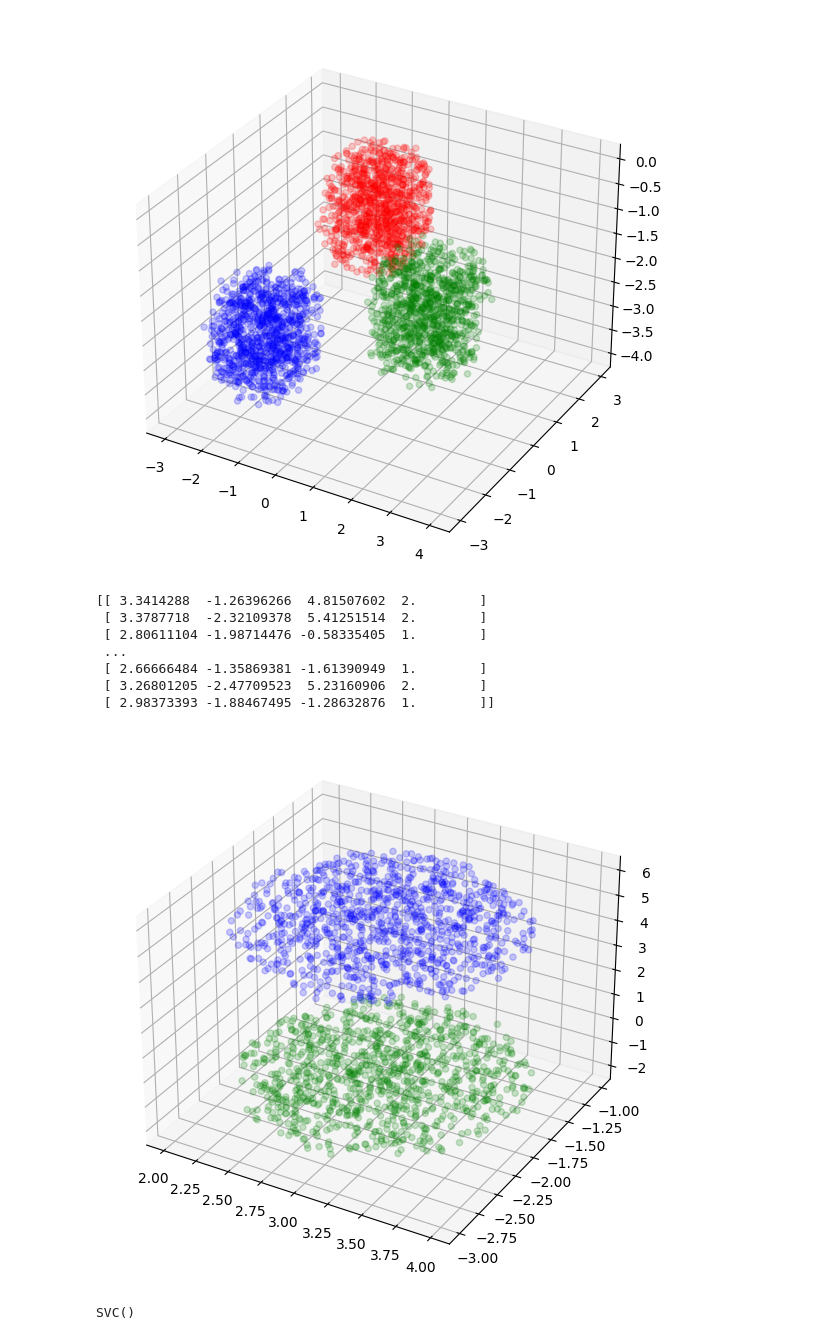
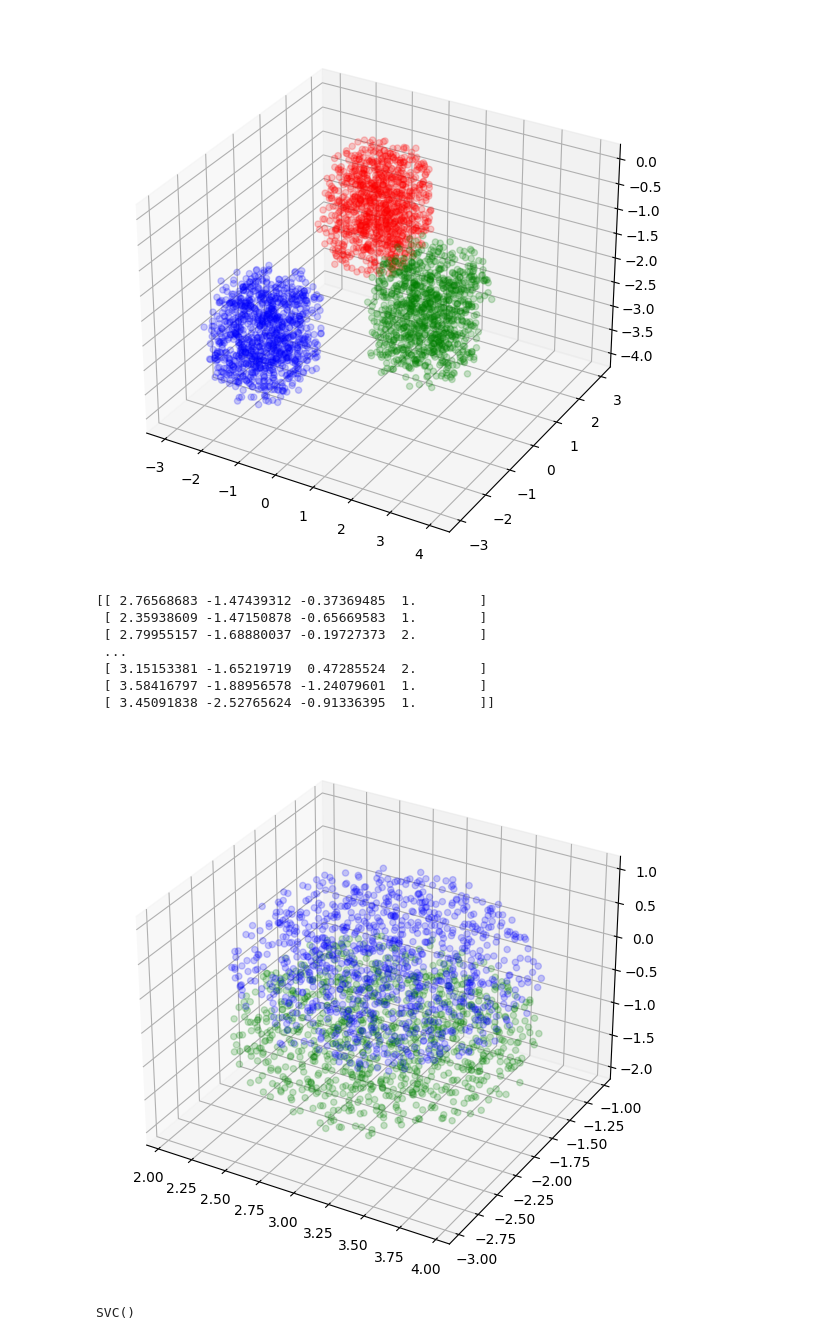
Before and after one commit to MACtion-Potential/SN_2023, a Jupyter notebook: ML Practice/jacob_practice.ipynb, the cells around one changed output. Drawn from its saved outputs; the diff is of its cells as text; code cells hidden in the pictures.

```diff
--- a/ML Practice/jacob_practice.ipynb
+++ b/ML Practice/jacob_practice.ipynb
@@ -133,41 +133,41 @@ while counter < 1000:
         data1[counter,2] = z2
         data1[counter,3] = 1
         counter+=1
 
 x1 = 3
 y1 = -2
-z1 = 5
+z1 = 0
 counter = 0
 while counter < 1000:
     x2 = np.random.uniform(low=-1,high=1) + x1
     y2= np.random.uniform(low=-1,high=1) + y1
     z2 = np.random.uniform(low=-1,high=1) + z1
     if ((x1-x2)**2 + (y1-y2)**2+(z1-z2)**2)<1:
         data2[counter,0] = x2
         data2[counter,1] = y2
         data2[counter,2] = z2
         data2[counter,3] = 2
         counter+=1
 
 
 practice3 = np.concatenate((data1,data2))
 np.random.shuffle(practice3)
 print(practice3)
 
 fig = plt.figure(figsize = (10, 7))
 ax = plt.axes(projection ="3d")
 ax.scatter3D(data1[:,0], data1[:,1], data1[:,2], color = "green",alpha=0.2)
 ax.scatter3D(data2[:,0], data2[:,1], data2[:,2], color = "blue",alpha=0.2)
 plt.show()
 # %% [output]
-[[ 3.3414288  -1.26396266  4.81507602  2.        ]
- [ 3.3787718  -2.32109378  5.41251514  2.        ]
- [ 2.80611104 -1.98714476 -0.58335405  1.        ]
+[[ 2.76568683 -1.47439312 -0.37369485  1.        ]
+ [ 2.35938609 -1.47150878 -0.65669583  1.        ]
+ [ 2.79955157 -1.68880037 -0.19727373  2.        ]
  ...
- [ 2.66666484 -1.35869381 -1.61390949  1.        ]
- [ 3.26801205 -2.47709523  5.23160906  2.        ]
- [ 2.98373393 -1.88467495 -1.28632876  1.        ]]
+ [ 3.15153381 -1.65219719  0.47285524  2.        ]
+ [ 3.58416797 -1.88956578 -1.24079601  1.        ]
+ [ 3.45091838 -2.52765624 -0.91336395  1.        ]]
-[figure, old version]
+[figure, new version]
 # %%
 #training a support vector machine to classify practice3
 
```
Also changed, not shown: parts of 1 cell of this notebook.
